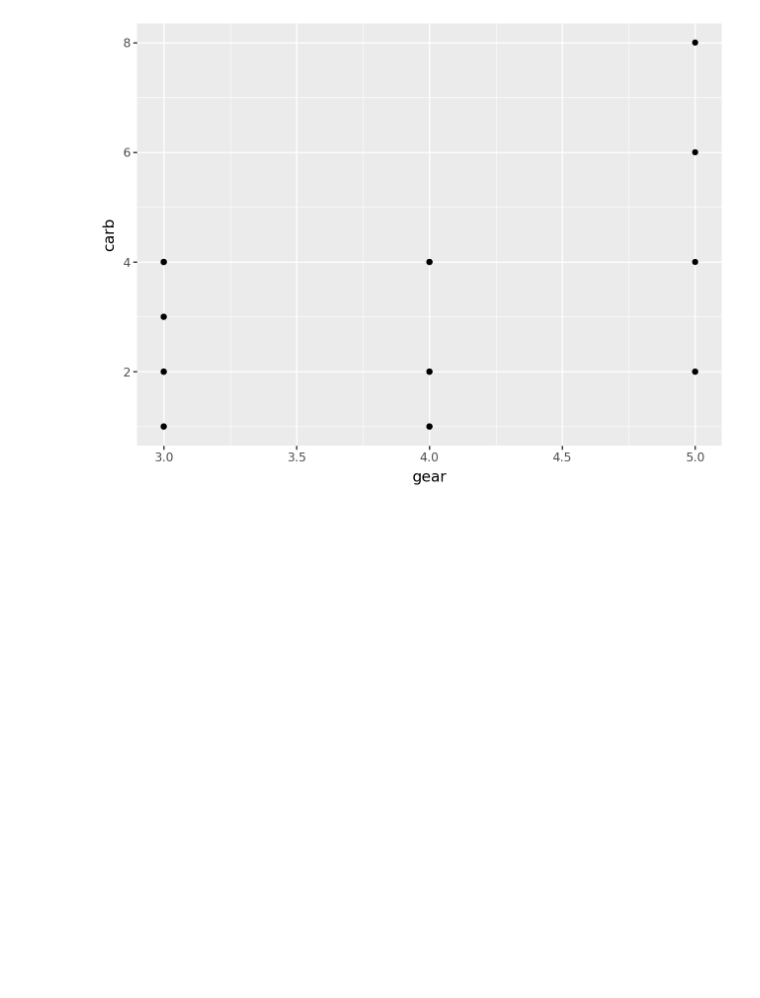
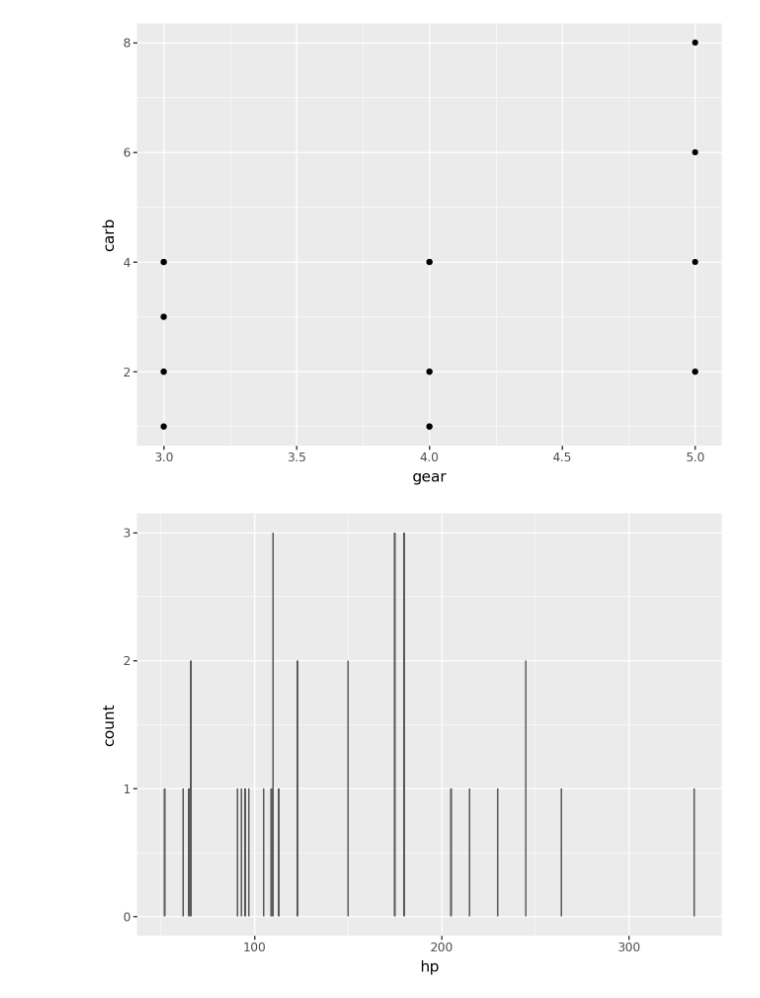
Before and after one commit to summerchurby/GSB-544, a Jupyter notebook: Introduction_to_Data_Viz_Using_mtcars_Dataset.ipynb, the cells around one changed output. Cells and saved outputs as stored; diff of their text form; code cells hidden in the pictures; blank space fills up the shorter version.

```diff
--- a/Introduction_to_Data_Viz_Using_mtcars_Dataset.ipynb
+++ b/Introduction_to_Data_Viz_Using_mtcars_Dataset.ipynb
@@ -136,3 +136,8 @@ Choose 3 new `geometries` from the [data-to-viz website](https://www.data-to-viz
 [figure]
 # %%
 # Create plot with third new geometry here
+(ggplot(df, aes(x = "hp")) +
+   geom_bar()
+   )
+# %% [output]
+[figure, added]
```
Also changed, not shown: parts of 2 cells of this notebook.
